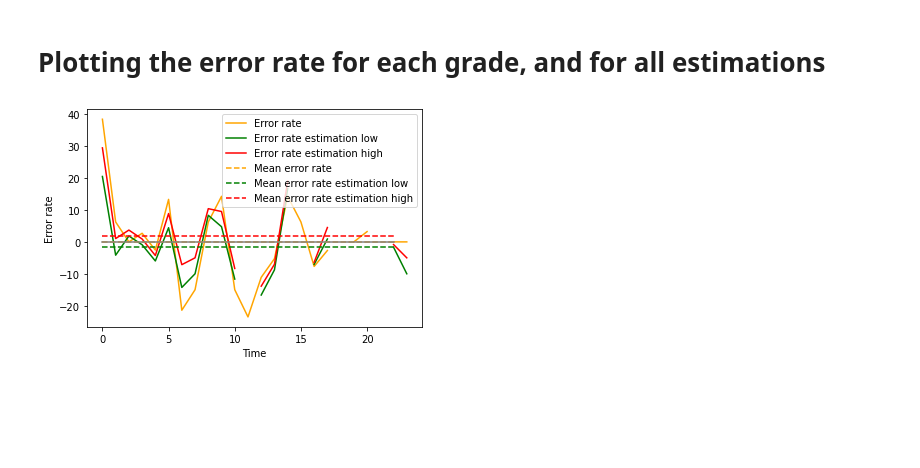
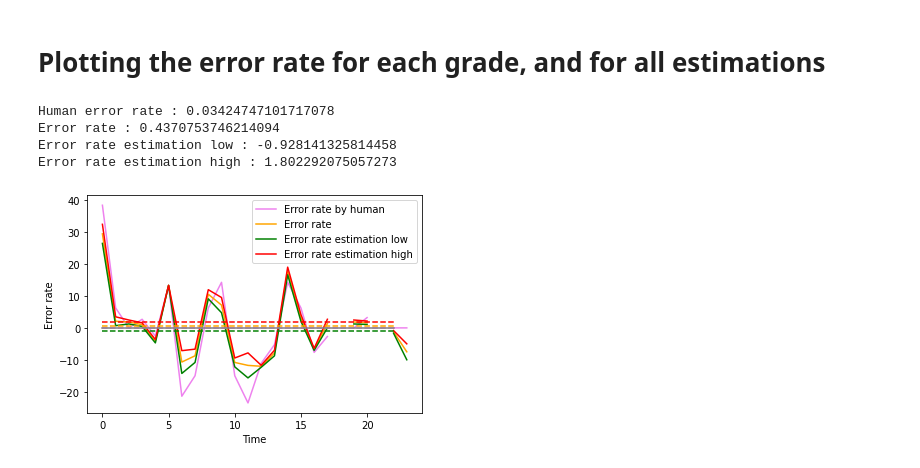
Before and after one commit to erhelito/grades-prediction, a Jupyter notebook: plotting.ipynb, the cells around one changed output. Drawn from its saved outputs; the diff is of its cells as text; code cells hidden in the pictures; blank space fills up the shorter version.

Commit message:
finishing the "plotting the error rate for each grade and for all estimations"

```diff
--- a/plotting.ipynb
+++ b/plotting.ipynb
@@ -85,6 +85,7 @@ plt.show()
 # %% [markdown]
 # Plotting the error rate for each grade, and for all estimations
 # %%
+error_rate_list_human = []
 error_rate_list = []
 error_rate_low_list = []
 error_rate_high_list = []
@@ -98,40 +99,56 @@ for line in range(len(reader)):
     estimated_grade_high = reader.Estimated_grade_by_bot_high[line]
     estimated_grade_low = reader.Estimated_grade_by_bot_low[line]
 
-    error_rate = (estimated_grade - grade) / grade * 100
+    error_rate_human = (estimated_grade - grade) / grade * 100
+    error_rate = (estimated_grade_by_bot - grade) / grade * 100
     error_rate_high = (estimated_grade_high - grade) / grade * 100
     error_rate_low = (estimated_grade_low - grade) / grade * 100
 
+    error_rate_list_human.append(error_rate_human)
     error_rate_list.append(error_rate)
     error_rate_low_list.append(error_rate_low)
     error_rate_high_list.append(error_rate_high)
 
 # plot error rate
+plt.plot(error_rate_list_human, color="violet", label="Error rate by human")
 plt.plot(error_rate_list, color="orange", label="Error rate")
 plt.plot(error_rate_low_list, color="green", label="Error rate estimation low")
 plt.plot(error_rate_high_list, color="red", label="Error rate estimation high")
 
 # remove nan in lists
+error_rate_list_human = remove_nan(error_rate_list_human)
 error_rate_list = remove_nan(error_rate_list)
 error_rate_low_list = remove_nan(error_rate_low_list)
 error_rate_high_list = remove_nan(error_rate_high_list)
 
 # plot mean error rate
+mean_error_rate_human = mean(error_rate_list_human)
 mean_error_rate = mean(error_rate_list)
 mean_error_rate_low = mean(error_rate_low_list)
 mean_error_rate_high = mean(error_rate_high_list)
 
-plt.plot([0, len(error_rate_list)], [mean_error_rate, mean_error_rate], color="orange", linestyle="--", label="Mean error rate")
-plt.plot([0, len(error_rate_list)], [mean_error_rate_low, mean_error_rate_low], color="green", linestyle="--", label="Mean error rate estimation low")
-plt.plot([0, len(error_rate_list)], [mean_error_rate_high, mean_error_rate_high], color="red", linestyle="--", label="Mean error rate estimation high")
+# print the mean error rate for each estimation method
+print(f"Human error rate : {mean_error_rate_human}")
+print(f"Error rate : {mean_error_rate}")
+print(f"Error rate estimation low : {mean_error_rate_low}")
+print(f"Error rate estimation high : {mean_error_rate_high}")
+
+plt.plot([0, len(error_rate_list_human)], [mean_error_rate_human, mean_error_rate_human], color="violet", linestyle="--")
+plt.plot([0, len(error_rate_list_human)], [mean_error_rate, mean_error_rate], color="orange", linestyle="--")
+plt.plot([0, len(error_rate_list_human)], [mean_error_rate_low, mean_error_rate_low], color="green", linestyle="--")
+plt.plot([0, len(error_rate_list_human)], [mean_error_rate_high, mean_error_rate_high], color="red", linestyle="--")
 
 # plot the perfect line
 plt.plot([0, len(error_rate_list)], [0, 0], color="grey")
 
 plt.xlabel("Time")
 plt.ylabel("Error rate")
 
 plt.legend()
 plt.show()
 # %% [output]
+Human error rate : 0.03424747101717078
+Error rate : 0.4370753746214094
+Error rate estimation low : -0.928141325814458
+Error rate estimation high : 1.802292075057273
-[figure, old version]
+[figure, new version]
```
Also changed, not shown: parts of 2 cells of this notebook.
